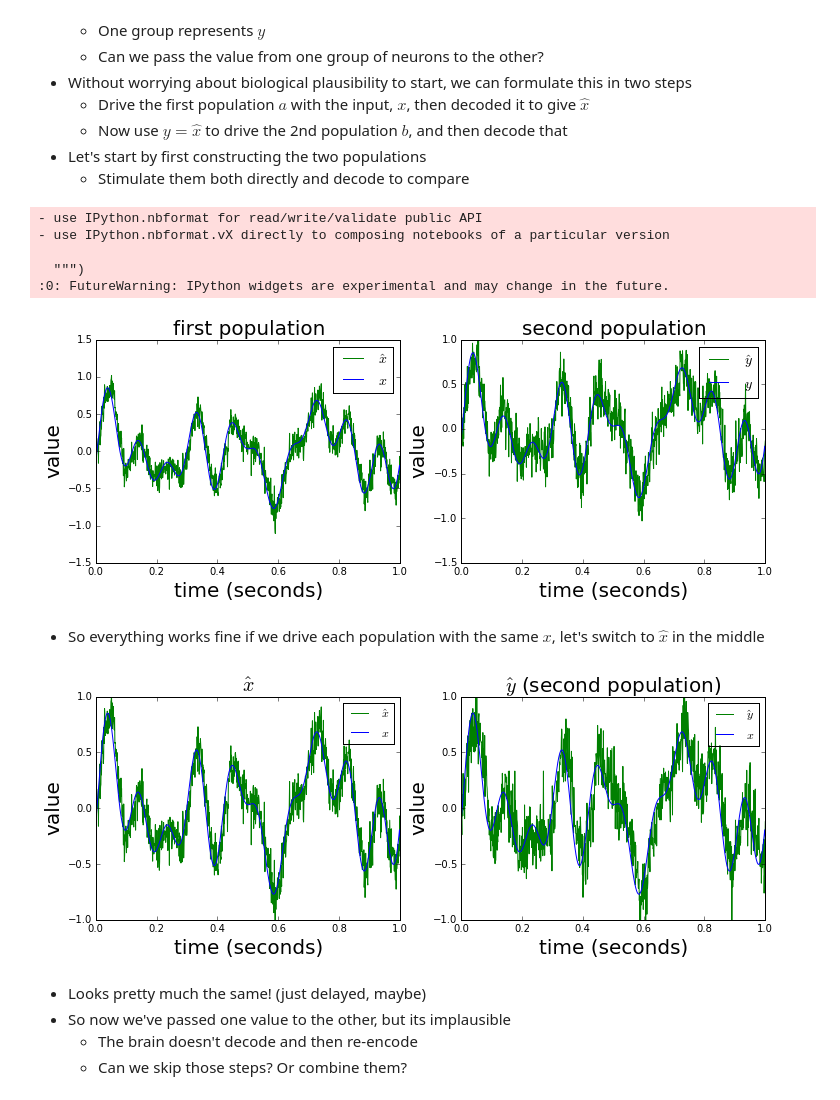
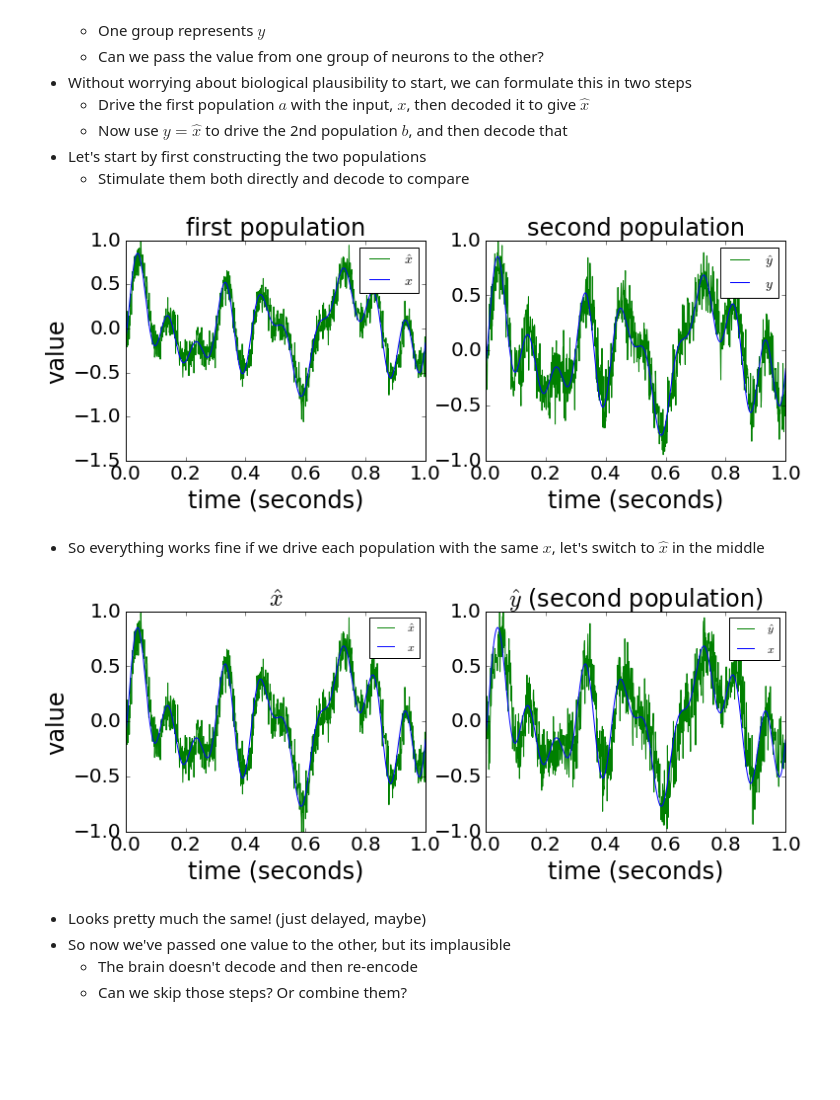
Before and after one commit to Stanford-BIS/syde556, a Jupyter notebook: EE304 Lecture 4 Transformation.ipynb, the cells around one changed output. Cells and saved outputs as stored; diff of their text form; code cells hidden in the pictures; blank space fills up the shorter version.

```diff
--- a/EE304 Lecture 4 Transformation.ipynb
+++ b/EE304 Lecture 4 Transformation.ipynb
@@ -42,32 +42,30 @@
     - Now use $y=\hat{x}$ to drive the 2nd population $b$, and then decode that
 - Let's start by first constructing the two populations
     - Stimulate them both directly and decode to compare
-# %%
-import numpy as np
-import nengo
-from nengo.dists import Uniform
-from nengo.processes import WhiteNoise
-from nengo.solvers import LstsqL2
-import matplotlib.pyplot as plt
-from matplotlib.pyplot import *
-%matplotlib inline
-plt.rc('axes', labelsize=20, titlesize=20)
-# %% [output]
-- use IPython.nbformat for read/write/validate public API
-- use IPython.nbformat.vX directly to composing notebooks of a particular version
-
-  """)
-:0: FutureWarning: IPython widgets are experimental and may change in the future.
+# %%
+import numpy as np
+import nengo
+import matplotlib.pyplot as plt
+from matplotlib.pyplot import *
+plt.rcParams['axes.labelsize'] = 24
+plt.rcParams['axes.titlesize'] = 24
+plt.rcParams['xtick.labelsize'] = 20
+plt.rcParams['ytick.labelsize'] = 20
+%matplotlib inline
+
+from nengo.dists import Uniform
+from nengo.processes import WhiteSignal
+from nengo.solvers import LstsqL2
 # %%
 T = 1.0
 max_freq = 10
 
-noise = WhiteNoise(duration=T, high=max_freq, rms=0.5)
+noise = WhiteSignal(period=T, high=max_freq, rms=0.5, seed=3)
 
 model = nengo.Network('Communication Channel', seed=3)
 
 with model:
-    stim = nengo.Node(noise.f(rng=np.random.RandomState(3)))
+    stim = nengo.Node(noise)
     ensA = nengo.Ensemble(20, dimensions=1, neuron_type=nengo.LIFRate())
     ensB = nengo.Ensemble(19, dimensions=1, neuron_type=nengo.LIFRate())
     temp = nengo.Ensemble(1, dimensions=1, neuron_type=nengo.LIFRate())
@@ -87,38 +85,37 @@ sim.run(T, progress_bar=False)
 
 x = sim.data[stim_p]
 
-d_i = sim.data[connectionA].decoders.T
+d_i = sim.data[connectionA].weights.T
 A_i = sim.data[a_rates]
 
-d_j = sim.data[connectionB].decoders.T
+d_j = sim.data[connectionB].weights.T
 A_j = sim.data[b_rates]
 
 #Add noise
 A_i = A_i + np.random.normal(scale=0.2*np.max(A_i), size=A_i.shape)
 A_j = A_j + np.random.normal(scale=0.2*np.max(A_j), size=A_j.shape)
 
 xhat_i = np.dot(A_i, d_i)
 yhat_j = np.dot(A_j, d_j)
 
 t = sim.trange()
 figure(figsize=(12,4))
 subplot(1,2,1)
 plot(t, xhat_i, 'g', label='$\hat{x}$')
 plot(t, x, 'b', label='$x$')
 legend(fontsize=14)
 xlabel('time (seconds)')
 ylabel('value')
 title('first population')
 
 subplot(1,2,2)
 plot(t, yhat_j, 'g', label='$\hat{y}$')
 plot(t, x, 'b', label='$y$')
 legend(fontsize=14)
 xlabel('time (seconds)')
-ylabel('value')
 title('second population');
 # %% [output]
-[figure, old version]
+[figure, new version]
 # %% [markdown]
 - So everything works fine if we drive each population with the same $x$, let's switch to $\hat{x}$ in the middle
 # %%
@@ -132,7 +129,7 @@ def xhat_fcn(t):
     return xhat_i[idx]
 
 #This resets the white noise process
-stim.output.func_closure[0].cell_contents.keywords['t'] = np.array([0])
+# stim.output.func_closure[0].cell_contents.keywords['t'] = np.array([0])
 
 with model:
     xhat = nengo.Node(xhat_fcn)
@@ -144,7 +141,7 @@ with model:
 sim = nengo.Simulator(model)
 sim.run(T, progress_bar=False)
 
-d_j = sim.data[connectionB].decoders.T
+d_j = sim.data[connectionB].weights.T
 A_j = sim.data[b_rates]
 
 A_j = A_j + np.random.normal(scale=0.2*np.max(A_j), size=A_j.shape)
@@ -167,11 +164,10 @@ plot(t, yhat_j, 'g', label='$\hat{y}$')
 plot(t, x, 'b', label='$x$')
 legend()
 xlabel('time (seconds)')
-ylabel('value')
 title('$\hat{y}$ (second population)')
 ylim(-1,1);
 # %% [output]
-[figure, old version]
+[figure, new version]
 # %% [markdown]
 - Looks pretty much the same! (just delayed, maybe)
 - So now we've passed one value to the other, but its implausible
```
Also changed, not shown: parts of 9 cells of this notebook.
